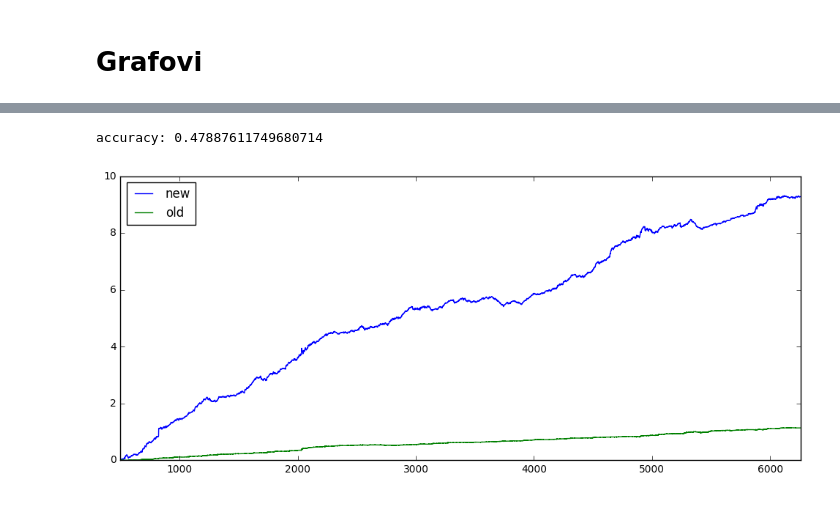
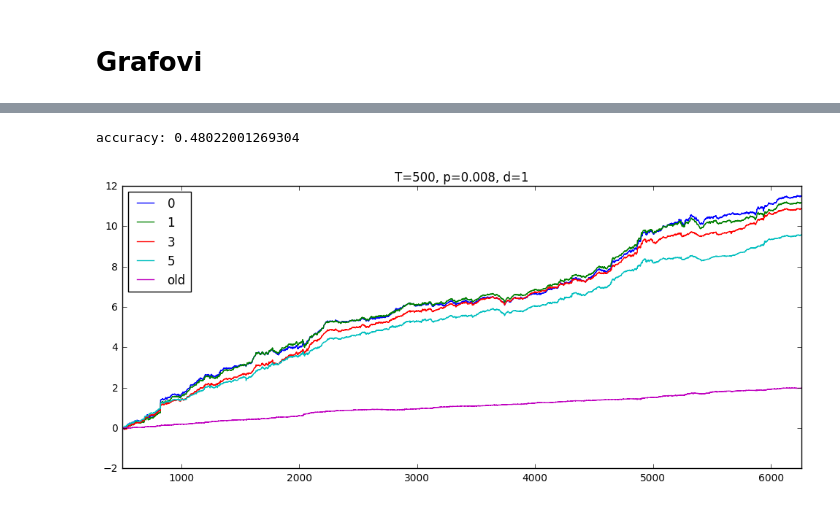
Before and after one commit to mrlovre/diplomski, a Jupyter notebook: ipynb/dipl_02.ipynb, the cells around one changed output, grey strips where cells are left out. Drawn from its saved outputs; the diff is of its cells as text; code cells hidden in the pictures.

```diff
--- a/ipynb/dipl_02.ipynb
+++ b/ipynb/dipl_02.ipynb
@@ -558,23 +314,21 @@ ts, profits_old, pairs = statistical_arbitrage(sp500_log_diffs, sp500_log_diff_m
 del(sp500_log_diffs, sp500_log_diff_means, sp500_log_diff_vars)
 # %%
-ppairs = partition_as(ts, pairs)
+ppairs = partition_as(ts, pairs, weights)
 try:
     os.mkdir('../graphs/p_{}_d_{}_{}'.format(p, d, method))
 except:
     pass
-for t, ppair in ppairs:
+for t, ppair, weight in ppairs:
     graph = nx.DiGraph()
-    graph.add_edges_from(ppair)
+    graph.add_edges_from(ppair, weight=weight)
     dot = nx.drawing.nx_pydot.to_pydot(graph)
 
-    dot.write_svg('../graphs/p_{}_d_{}_{}/output_{:04d}.svg'.format(p, d, method, t),
-                  prog='sfdp')
+    dot.write_svg('../graphs/p_{}_d_{}_{}/output_{:04d}.svg'.format(p, d, method, t), prog='sfdp')
 
-    preferences = calculate_preference_flow(ppair)
+    preferences = calculate_preference_flow(ppair, weights)
     for n in dot.get_node_list():
         n.set_label('{:.3f}'.format(preferences[int(n.get_name())]))
-    dot.write_svg('../graphs/p_{}_d_{}_{}/output_{:04d}_f.svg'.format(p, d, method, t),
-                  prog='sfdp')
+    dot.write_svg('../graphs/p_{}_d_{}_{}/output_{:04d}_f.svg'.format(p, d, method, t), prog='sfdp')
     try:
         nx.find_cycle(graph, orientation='original')
     except:
@@ -614,43 +349,50 @@ calculate_preference_flow([('A', 'B'), ('B', 'D'), ('D', 'C')])
 # %%
 sp500 = np.genfromtxt('../data/stock_prices_sp500.csv', delimiter=',')
 sp500 = sp500
 sp500_log = np.log(sp500)
 days, N = sp500.shape
 P = int(N * (N - 1) / 2)
 
 T = 500
 # sp500_log_diffs = calculate_pairwise_diffs(sp500_log)
 
-profit = []
-cumprofit = []
-tss = []
-ppairs = partition_as(ts, pairs)
-for t, ppair in log_progress(list(ppairs)):
-    preferences = calculate_preference_flow(ppair)
-    m = max(np.abs(list(preferences.values())))
-    # n = min(preferences.values())
-    psize = len(preferences)
-    tops = np.array([k for k, v in preferences.items() if v >= m - 5 / psize])
-    bottoms = np.array([k for k, v in preferences.items() if -m + 5 / psize >= v])
-    # code = encode_pair(top, bottom, N)
-    # p = trade_pair(sp500_log_diffs, t, code, top > bottom)
-    p = []
-    ttops = np.array([t] * len(tops))
-    tbottoms = np.array([t] * len(bottoms))
-    if (len(tops) != 0):
-        p.extend(trade_singles(sp500_log, ttops, tops, inv=False))
-    if (len(bottoms) != 0):
-        p.extend(trade_singles(sp500_log, tbottoms, bottoms, inv=True))
-    profit.extend([p_ / len(p) for p_ in p])
-    cumprofit.append(np.sum(profit))
-    tss.append(t)
+ls = [0, 1, 3, 5]
+for l in ls:
+    ppairs = partition_as(ts, pairs)
+    profit = []
+    cumprofit = []
+    # abscumprofit = []
+    tss = []
+    for t, ppair in log_progress(list(ppairs)):
+        preferences = calculate_preference_flow(ppair, scale=True)
+        m = max(np.abs(list(preferences.values())))
+        # n = min(preferences.values())
+        # psize = len(preferences)
+        tops = np.array([k for k, v in preferences.items() if v >= m - l])
+        bottoms = np.array([k for k, v in preferences.items() if -m + l >= v])
+        # code = encode_pair(top, bottom, N)
+        # p = trade_pair(sp500_log_diffs, t, code, top > bottom)
+        p = []
+        ttops = np.array([t] * len(tops))
+        tbottoms = np.array([t] * len(bottoms))
+        if (len(tops) != 0):
+            p.extend(trade_singles(sp500_log, ttops, tops, inv=False))
+        if (len(bottoms) != 0):
+            p.extend(trade_singles(sp500_log, tbottoms, bottoms, inv=True))
+        profit.extend([p_ / len(p) for p_ in p])
+        cumprofit.append(np.sum(profit))
+        # abscumprofit.append(np.sum(np.abs(profit)))
+        tss.append(t)
 
-tss = np.array(tss)
-plt.plot(tss, cumprofit)
+    tss = np.array(tss)
+    plt.plot(tss, cumprofit)
+
 plt.plot(ts, np.cumsum(profits_old))
+#plt.plot(tss, abscumprofit)
 plt.autoscale(enable=True, axis='x', tight=True)
-plt.legend(['new', 'old'], loc='best')
+plt.legend(ls + ['old'], loc='best')
+plt.title('T={}, p={}, d={}'.format(T, 0.008, d))
 print('accuracy: {}'.format(np.sum(np.array(profit) > 0) / len(profit)))
 # %% [output]
-accuracy: 0.47887611749680714
+accuracy: 0.48022001269304
-[figure, old version]
+[figure, new version]
```
Also changed, not shown: parts of 11 cells of this notebook, 6 other files.
